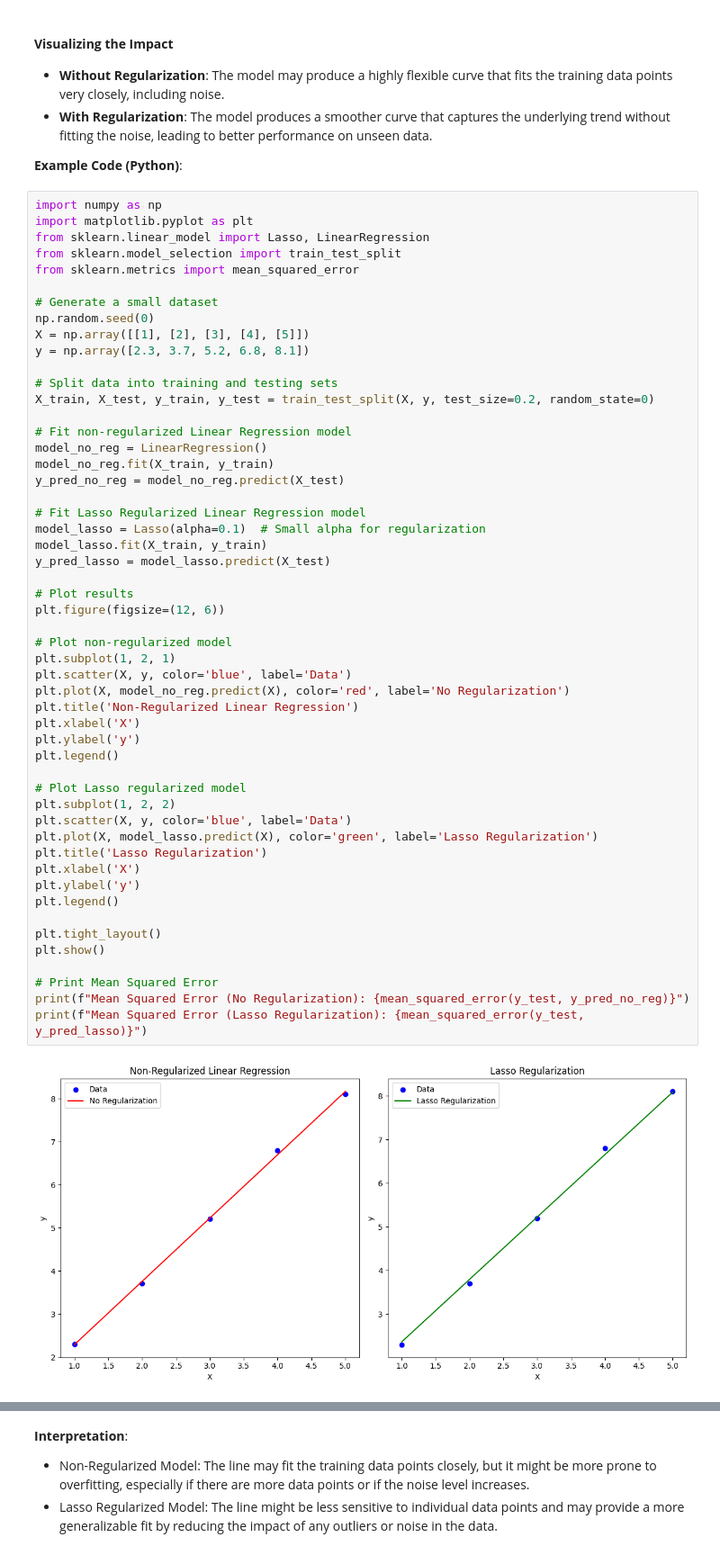
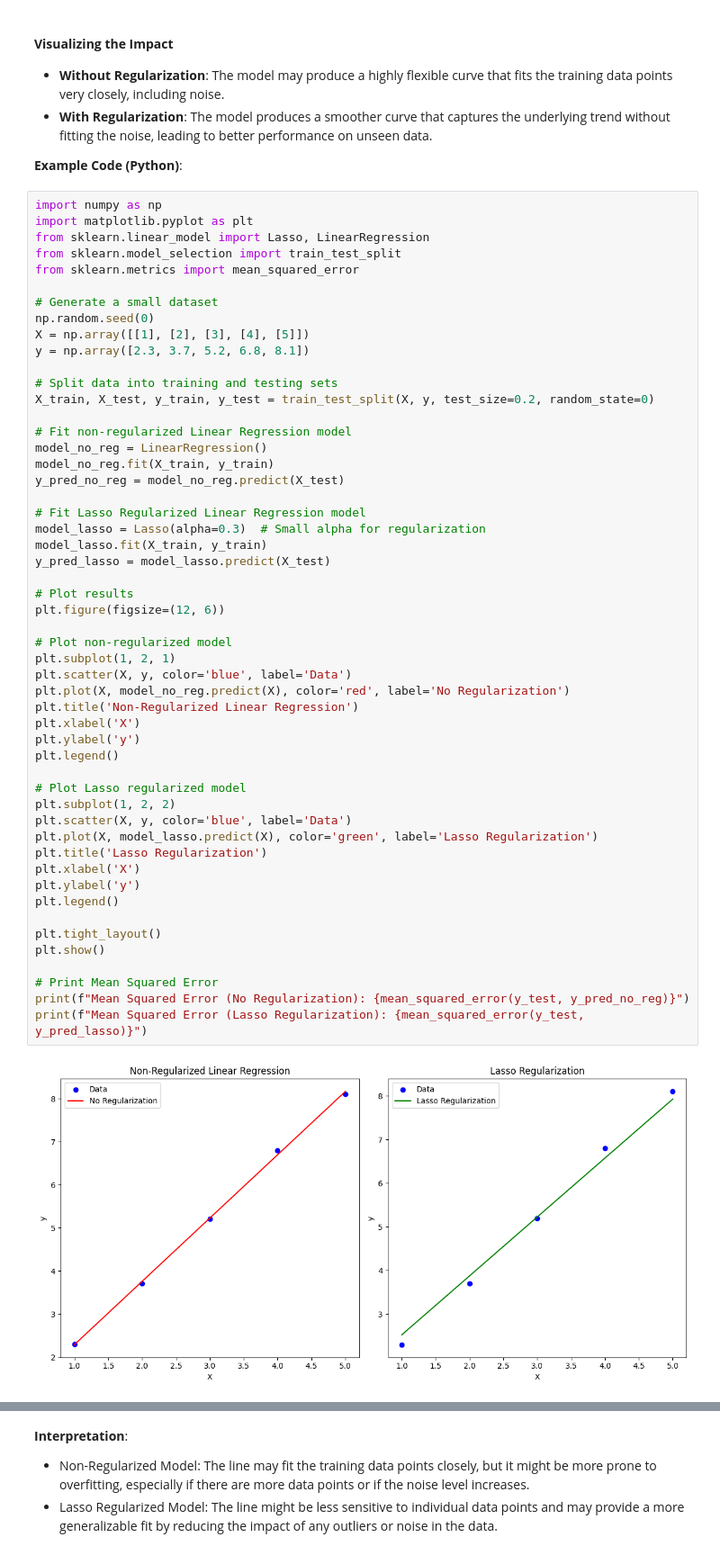
Before and after one commit to adhyan10/PW-Skills-Data-Science-Masters, a Jupyter notebook: Algos/Regression 2.ipynb, the cells around one changed output, grey strips where cells are left out. Shown at 90% size. Cells and saved outputs as stored; diff of their text form.

```diff
--- a/Algos/Regression 2.ipynb
+++ b/Algos/Regression 2.ipynb
@@ -393,39 +393,39 @@ model_no_reg.fit(X_train, y_train)
 y_pred_no_reg = model_no_reg.predict(X_test)
 
 # Fit Lasso Regularized Linear Regression model
-model_lasso = Lasso(alpha=0.1)  # Small alpha for regularization
+model_lasso = Lasso(alpha=0.3)  # Small alpha for regularization
 model_lasso.fit(X_train, y_train)
 y_pred_lasso = model_lasso.predict(X_test)
 
 # Plot results
 plt.figure(figsize=(12, 6))
 
 # Plot non-regularized model
 plt.subplot(1, 2, 1)
 plt.scatter(X, y, color='blue', label='Data')
 plt.plot(X, model_no_reg.predict(X), color='red', label='No Regularization')
 plt.title('Non-Regularized Linear Regression')
 plt.xlabel('X')
 plt.ylabel('y')
 plt.legend()
 
 # Plot Lasso regularized model
 plt.subplot(1, 2, 2)
 plt.scatter(X, y, color='blue', label='Data')
 plt.plot(X, model_lasso.predict(X), color='green', label='Lasso Regularization')
 plt.title('Lasso Regularization')
 plt.xlabel('X')
 plt.ylabel('y')
 plt.legend()
 
 plt.tight_layout()
 plt.show()
 
 # Print Mean Squared Error
 print(f"Mean Squared Error (No Regularization): {mean_squared_error(y_test, y_pred_no_reg)}")
 print(f"Mean Squared Error (Lasso Regularization): {mean_squared_error(y_test, y_pred_lasso)}")
 # %% [output]
-[figure, old version]
+[figure, new version]
 Mean Squared Error (No Regularization): 0.0006249999999999733
 Mean Squared Error (Lasso Regularization): 0.0006249999999999733
 # %% [markdown]
```
